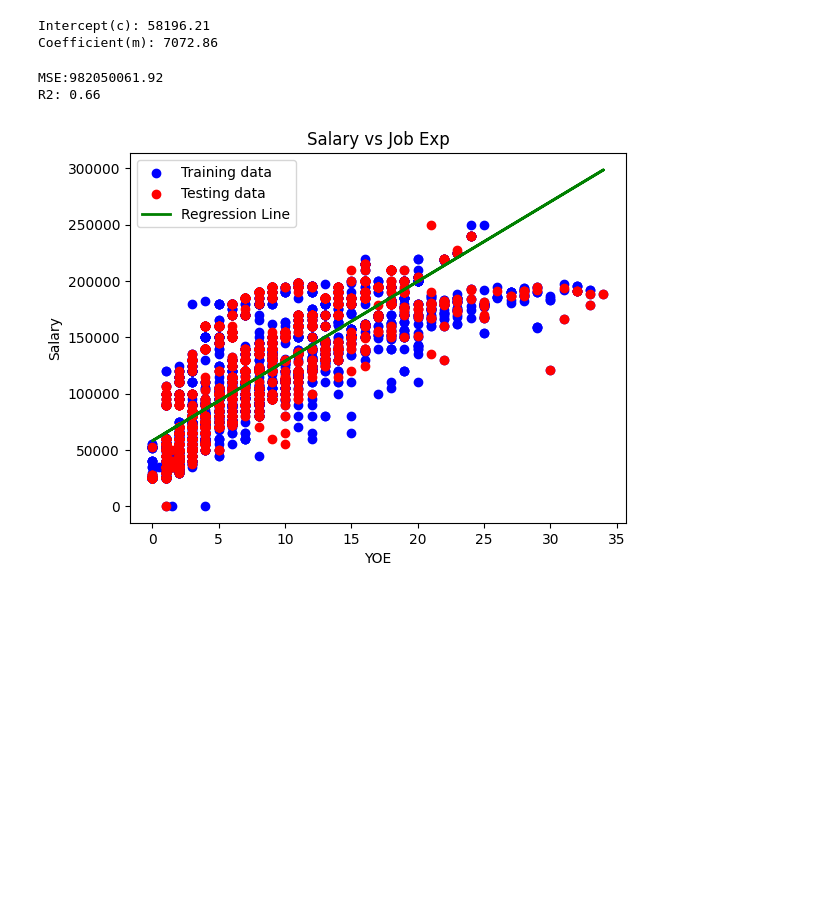
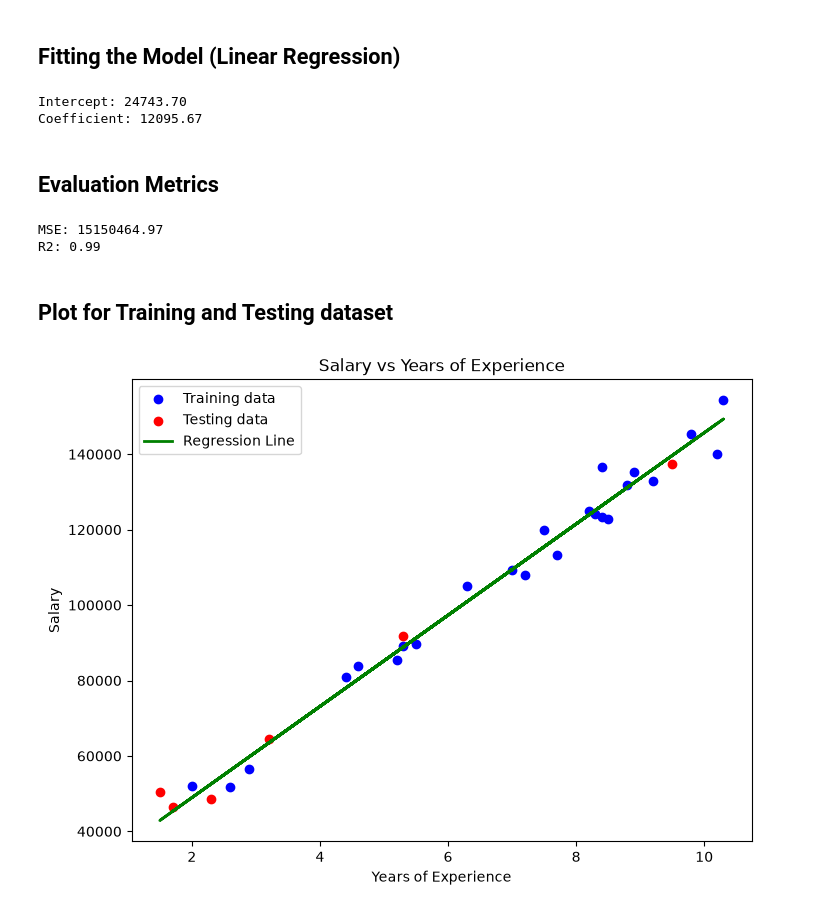
Before and after one commit to AkashNaickar/23CSE301, a Jupyter notebook: Linear Regression/23cse301-linearregression-01.ipynb, the cells around one changed output. Saved outputs shown, nothing was run; the diff lists cells and outputs as text; code cells hidden in the pictures; blank space fills up the shorter version.

```diff
--- a/Linear Regression/23cse301-linearregression-01.ipynb
+++ b/Linear Regression/23cse301-linearregression-01.ipynb
@@ -10,2 +12,2 @@ from sklearn.metrics import mean_squared_error, r2_score
 # %%
-df = pd.read_csv("/kaggle/input/datasets/mohithsairamreddy/salary-data/Salary_Data.csv")
+df = pd.read_csv('../data/Salary_Data.csv')
@@ -42,0 +43,3 @@ y = df['Salary']
+# %%
+x = df[['YearsExperience']]
+y = df['Salary']
@@ -50,37 +55,35 @@ Test set size: 1340 rows
+# %% [markdown]
+## Fitting the Model (Linear Regression)
 # %%
-#Initialise the model(function)
 mdl = LinearRegression()
-
-#Train model using training set
-#Model finds the optimal slope and intercept such that error is minimized
 mdl.fit(x_train, y_train)
-
-print(f"Intercept(c): {mdl.intercept_:.2f}")
-print(f"Coefficient(m): {mdl.coef_[0]:.2f}")
+print(f"Intercept: {mdl.intercept_:.2f}")
+print(f"Coefficient: {mdl.coef_[0]:.2f}")
 # %% [output]
-Intercept(c): 58196.21
-Coefficient(m): 7072.86
+Intercept: 24743.70
+Coefficient: 12095.67
+# %% [markdown]
+## Evaluation Metrics
 # %%
 y_pred = mdl.predict(x_test)
-#y_test = actual value, y_pred = predicted value
 mse = mean_squared_error(y_test, y_pred)
 r2 = r2_score(y_test, y_pred)
-
-print(f"MSE:{mse:.2f}")
+print(f"MSE: {mse:.2f}")
 print(f"R2: {r2:.2f}")
 # %% [output]
-MSE:982050061.92
-R2: 0.66
+MSE: 15150464.97
+R2: 0.99
+# %% [markdown]
+## Plot for Training and Testing dataset
 # %%
-plt.scatter(x_train, y_train, color='blue',label='Training data')
-plt.scatter(x_test, y_test, color='red',label='Testing data')
-plt.plot(x,mdl.predict(x),color='green',linewidth=2,label='Regression Line')
-
-plt.title('Salary vs Job Exp')
-plt.xlabel('YOE')
+plt.figure(figsize=(8, 6))
+plt.scatter(x_train, y_train, color='blue', label='Training data')
+plt.scatter(x_test, y_test, color='red', label='Testing data')
+plt.plot(x, mdl.predict(x), color='green', linewidth=2, label='Regression Line')
+plt.title('Salary vs Years of Experience')
+plt.xlabel('Years of Experience')
 plt.ylabel('Salary')
 plt.legend()
-
 plt.show()
 # %% [output]
-[figure, old version]
+[figure, new version]
```
Also changed, not shown: parts of 15 cells of this notebook, 7 other files.
